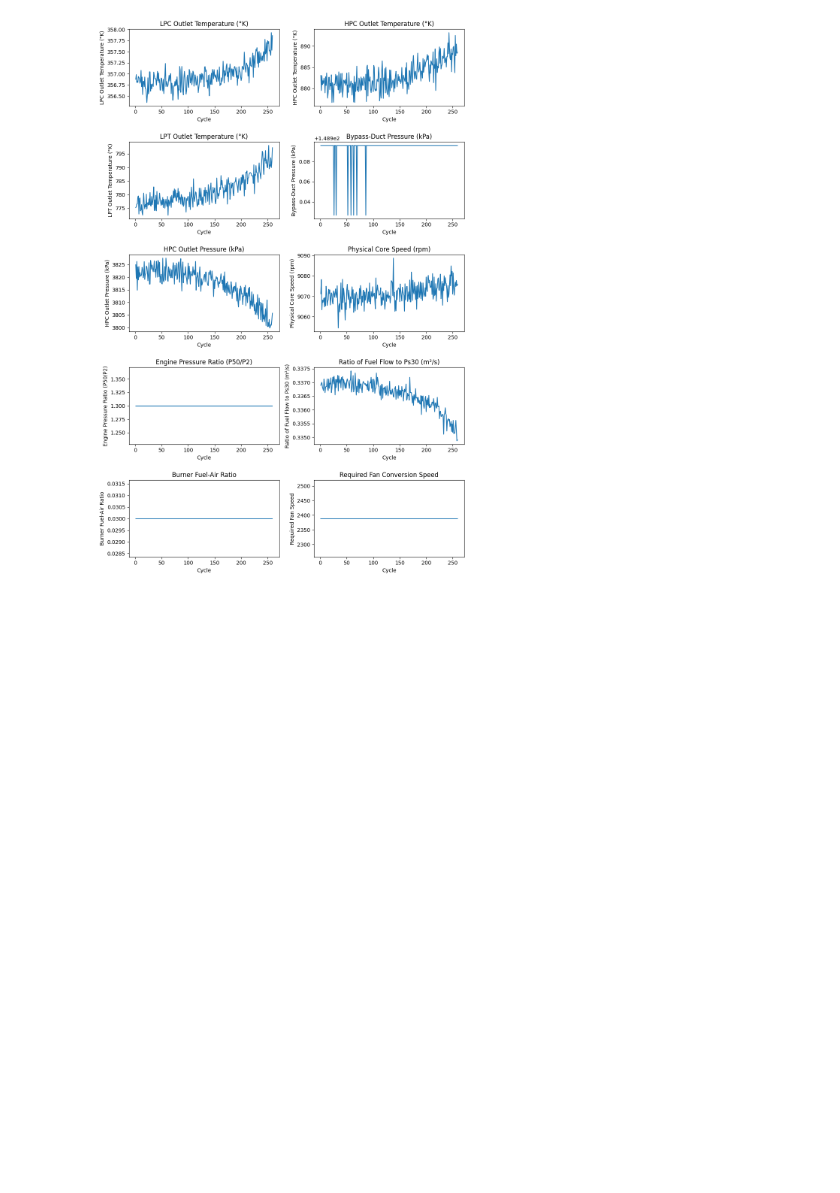
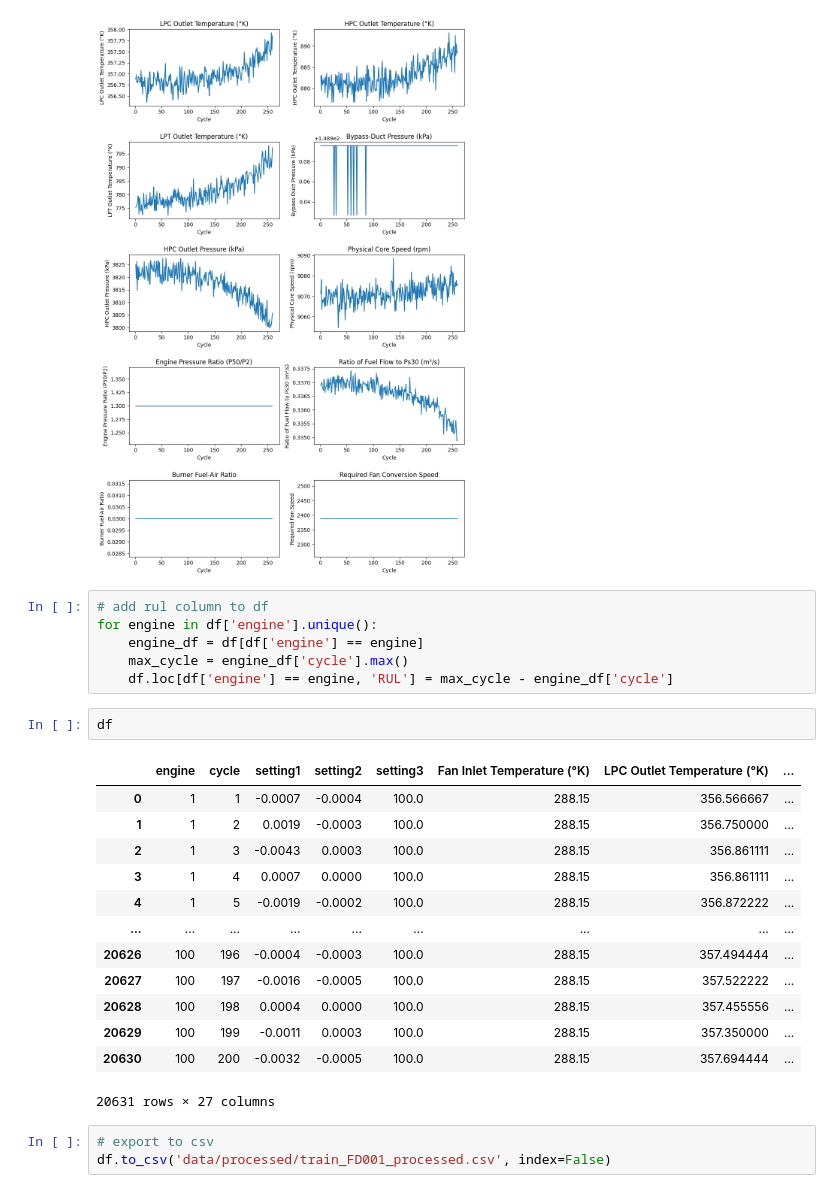
Before and after one commit to IVIOIST/rul-prediction, a Jupyter notebook: preprocessing.ipynb, the cells around one changed output. Drawn from its saved outputs; the diff is of its cells as text; blank space fills up the shorter version.

Commit message:
preprocessed test and train (fd001) and added rul column to both

```diff
--- a/preprocessing.ipynb
+++ b/preprocessing.ipynb
@@ -148,3 +150,28 @@ plt.tight_layout()
 plt.show()
 # %% [output]
 [figure]
+# %%
+# add rul column to df
+for engine in df['engine'].unique():
+    engine_df = df[df['engine'] == engine]
+    max_cycle = engine_df['cycle'].max()
+    df.loc[df['engine'] == engine, 'RUL'] = max_cycle - engine_df['cycle']
+# %%
+df
+# %% [output]
+|  | engine | cycle | setting1 | setting2 | setting3 | Fan Inlet Temperature (°K) | LPC Outlet Temperature (°K) | ... |
+| 0 | 1 | 1 | -0.0007 | -0.0004 | 100.0 | 288.15 | 356.566667 | ... |
+| 1 | 1 | 2 | 0.0019 | -0.0003 | 100.0 | 288.15 | 356.750000 | ... |
+| 2 | 1 | 3 | -0.0043 | 0.0003 | 100.0 | 288.15 | 356.861111 | ... |
+| 3 | 1 | 4 | 0.0007 | 0.0000 | 100.0 | 288.15 | 356.861111 | ... |
+| 4 | 1 | 5 | -0.0019 | -0.0002 | 100.0 | 288.15 | 356.872222 | ... |
+| ... | ... | ... | ... | ... | ... | ... | ... | ... |
+| 20626 | 100 | 196 | -0.0004 | -0.0003 | 100.0 | 288.15 | 357.494444 | ... |
+| 20627 | 100 | 197 | -0.0016 | -0.0005 | 100.0 | 288.15 | 357.522222 | ... |
+| 20628 | 100 | 198 | 0.0004 | 0.0000 | 100.0 | 288.15 | 357.455556 | ... |
+| 20629 | 100 | 199 | -0.0011 | 0.0003 | 100.0 | 288.15 | 357.350000 | ... |
+| 20630 | 100 | 200 | -0.0032 | -0.0005 | 100.0 | 288.15 | 357.694444 | ... |
+20631 rows × 27 columns
+# %%
+# export to csv
+df.to_csv('data/processed/train_FD001_processed.csv', index=False)
```
Also changed, not shown: parts of 13 cells of this notebook, 2 other files.
